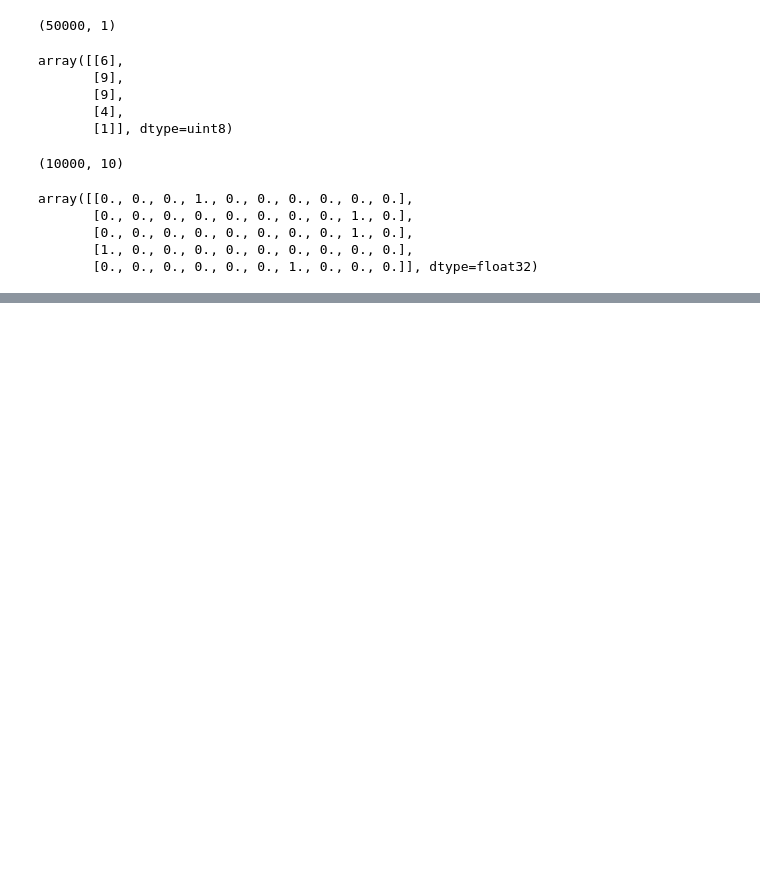
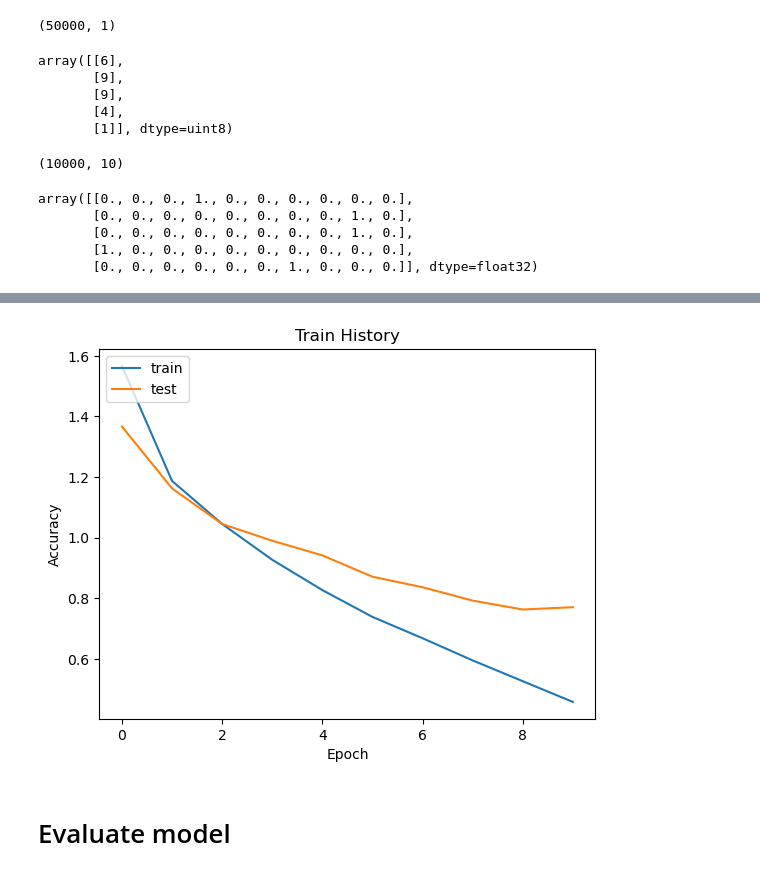
Before and after one commit to OohelloworldoO/Practical-Applications-of-Artificial-Intelligence, a Jupyter notebook: Machine Learning(ML)/Convolutional Neural Network(CNN)/CIFAR-10 using CNN.ipynb, the cells around one changed output, grey strips where cells are left out. Drawn from its saved outputs; the diff is of its cells as text; code cells hidden in the pictures; blank space fills up the shorter version.

```diff
--- a/Machine Learning(ML)/Convolutional Neural Network(CNN)/CIFAR-10 using CNN.ipynb
+++ b/Machine Learning(ML)/Convolutional Neural Network(CNN)/CIFAR-10 using CNN.ipynb
@@ -133,0 +257,6 @@ array([[0., 0., 0., 1., 0., 0., 0., 0., 0., 0.],
+# %%
+show_train_history('loss', 'val_loss')
+# %% [output]
+[figure, added]
+# %% [markdown]
+# Evaluate model
```
Also changed, not shown: parts of 18 cells of this notebook.
